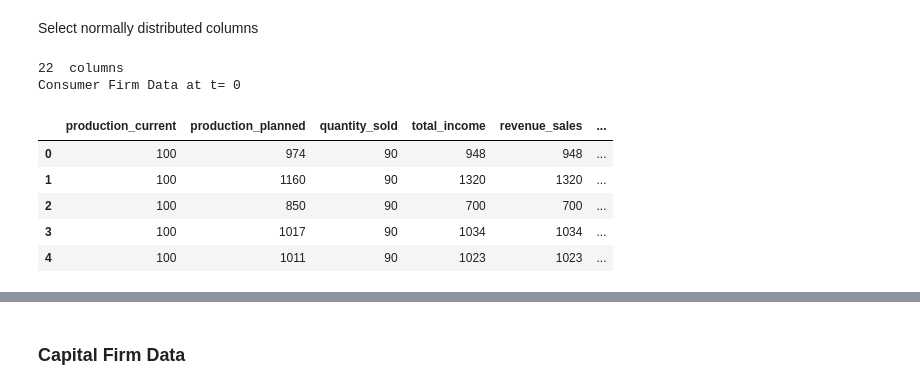
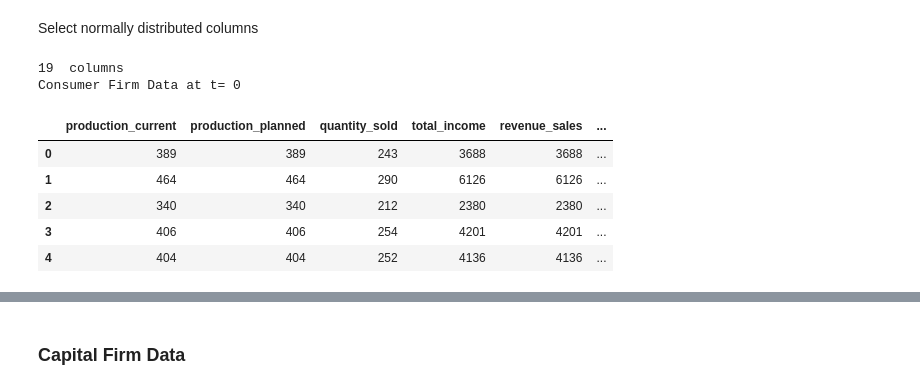
Before and after one commit to feyzijan/Vulcan, a Jupyter notebook: PythonDataAnalysis/InitializationDataLogAnalysis.ipynb, the cells around one changed output, grey strips where cells are left out. Drawn from its saved outputs; the diff is of its cells as text; code cells hidden in the pictures.

```diff
--- a/PythonDataAnalysis/InitializationDataLogAnalysis.ipynb
+++ b/PythonDataAnalysis/InitializationDataLogAnalysis.ipynb
@@ -126,19 +126,20 @@ df_cons.describe()
 # %% [markdown]
 Select normally distributed columns
 # %%
-df_cons_norm = df_cons.loc[:,((df_cons.mean(axis=0) < 999999)&(df_cons.sum(axis=0) !=0))]
+n = df_cons.shape[0]
+df_cons_norm = df_cons.loc[:,(df_cons.std(axis=0) >0)]
 print(len(df_cons_norm.columns), " columns")
 print("Consumer Firm Data at t= 0")
 df_cons_norm.head()
 # %% [output]
-22  columns
+19  columns
 Consumer Firm Data at t= 0
 |  | production_current | production_planned | quantity_sold | total_income | revenue_sales | ... |
-| 0 | 100 | 974 | 90 | 948 | 948 | ... |
-| 1 | 100 | 1160 | 90 | 1320 | 1320 | ... |
-| 2 | 100 | 850 | 90 | 700 | 700 | ... |
-| 3 | 100 | 1017 | 90 | 1034 | 1034 | ... |
-| 4 | 100 | 1011 | 90 | 1023 | 1023 | ... |
+| 0 | 389 | 389 | 243 | 3688 | 3688 | ... |
+| 1 | 464 | 464 | 290 | 6126 | 6126 | ... |
+| 2 | 340 | 340 | 212 | 2380 | 2380 | ... |
+| 3 | 406 | 406 | 254 | 4201 | 4201 | ... |
+| 4 | 404 | 404 | 252 | 4136 | 4136 | ... |
 # %%
 for col_name in df_cons_norm.columns:
      plot_qq_and_hist(df_cons_norm,col_name)
```
Also changed, not shown: parts of 3 cells of this notebook, 12 other files.
